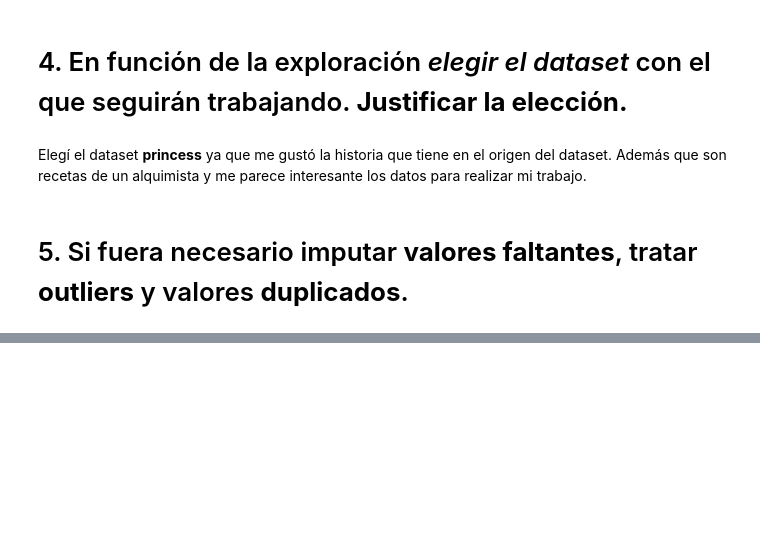
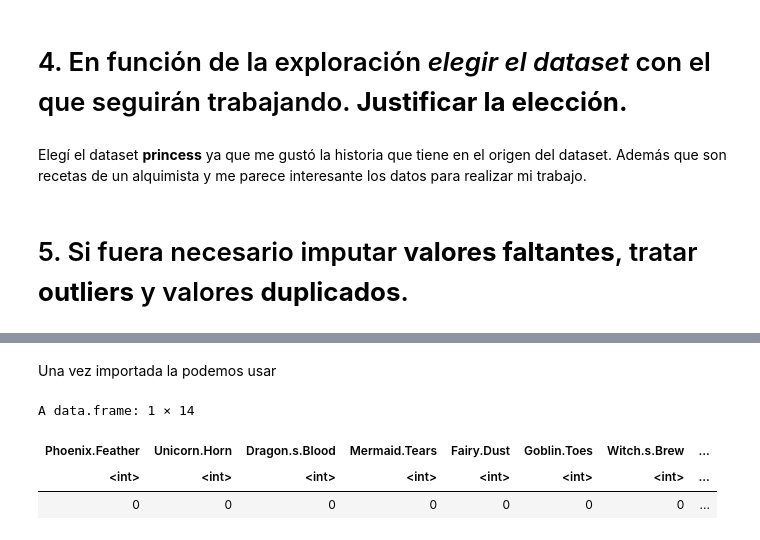
Before and after one commit to mica1470/FIA2023-TPI, a Jupyter notebook: FIA2023_TPI_GALIAN.ipynb, the cells around one changed output, grey strips where cells are left out. Cells and saved outputs as stored; diff of their text form; code cells hidden in the pictures; blank space fills up the shorter version.

```diff
--- a/FIA2023_TPI_GALIAN.ipynb
+++ b/FIA2023_TPI_GALIAN.ipynb
@@ -153,0 +195,11 @@ Elegí el dataset **princess** ya que me gustó la historia que tiene en el orig
+# %% [markdown]
+Una vez importada la podemos usar
+# %%
+#Contamos los valores en blanco en cada columna
+#Usamos la función de resumen de la librería dplyr
+princess_df %>% summarise_all(~ sum(. == ''))
+# %% [output]
+A data.frame: 1 × 14
+| Phoenix.Feather | Unicorn.Horn | Dragon.s.Blood | Mermaid.Tears | Fairy.Dust | Goblin.Toes | Witch.s.Brew | ... |
+| <int> | <int> | <int> | <int> | <int> | <int> | <int> | ... |
+| 0 | 0 | 0 | 0 | 0 | 0 | 0 | ... |
```
Also changed, not shown: parts of 17 cells of this notebook.
